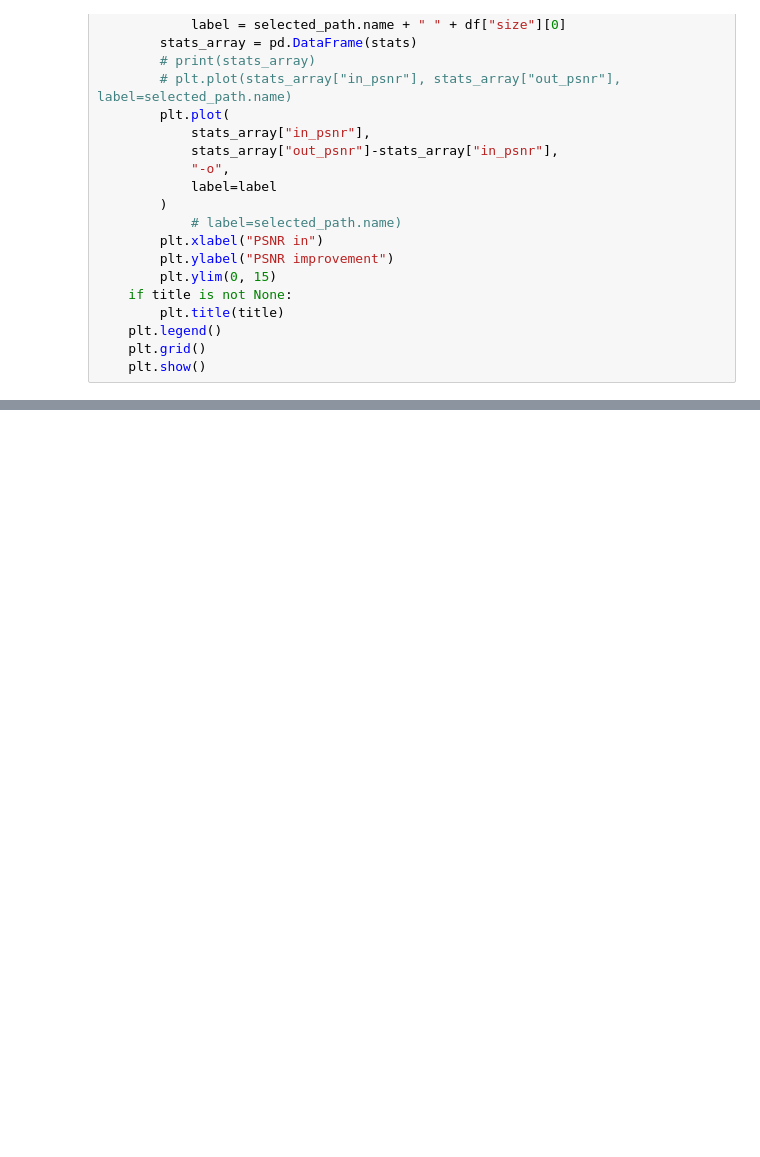
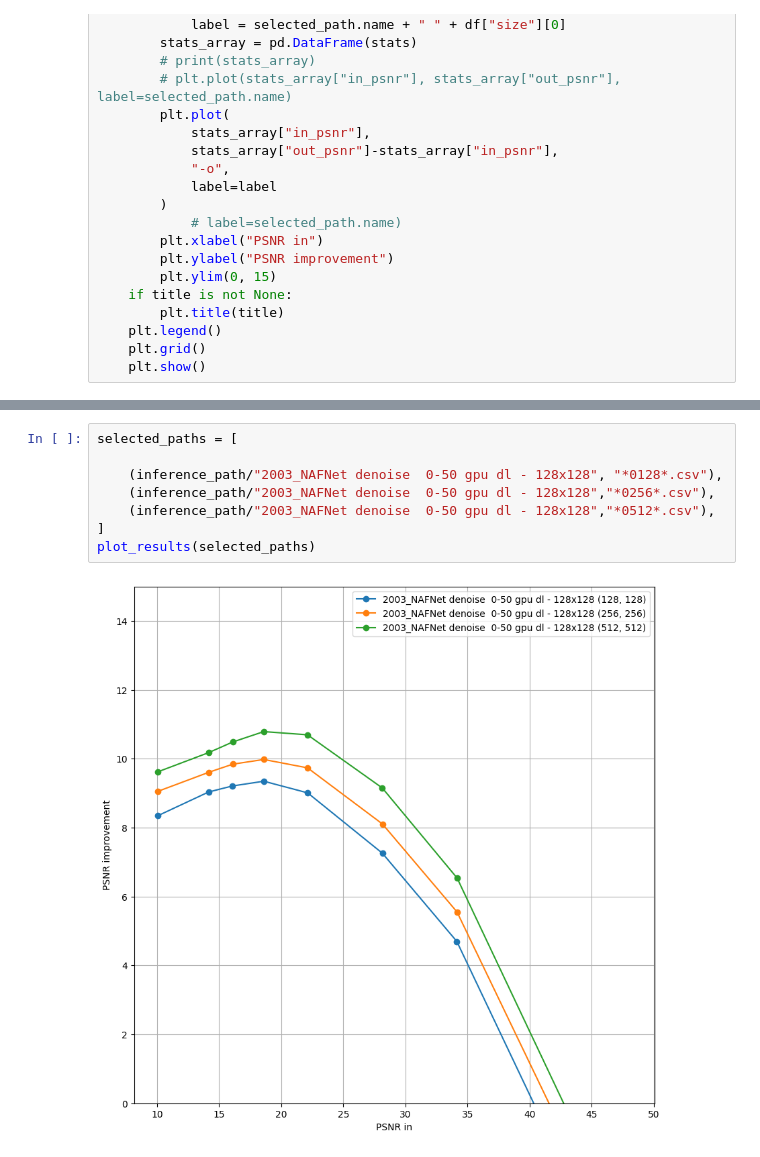
Before and after one commit to balthazarneveu/blind-deblurring-from-synthetic-data, a Jupyter notebook: scripts/metrics_analyzis.ipynb, the cells around one changed output, grey strips where cells are left out. Cells and saved outputs as stored; diff of their text form; blank space fills up the shorter version.

```diff
--- a/scripts/metrics_analyzis.ipynb
+++ b/scripts/metrics_analyzis.ipynb
@@ -51,2 +69,12 @@ def plot_results(selected_paths, title=None):
+# %%
+selected_paths = [
+
+    (inference_path/"2003_NAFNet denoise  0-50 gpu dl - 128x128", "*0128*.csv"),
+    (inference_path/"2003_NAFNet denoise  0-50 gpu dl - 128x128","*0256*.csv"),
+    (inference_path/"2003_NAFNet denoise  0-50 gpu dl - 128x128","*0512*.csv"),
+]
+plot_results(selected_paths)
+# %% [output]
+[figure, added]
 # %%
 selected_paths = [
```
Also changed, not shown: parts of 8 cells of this notebook.
